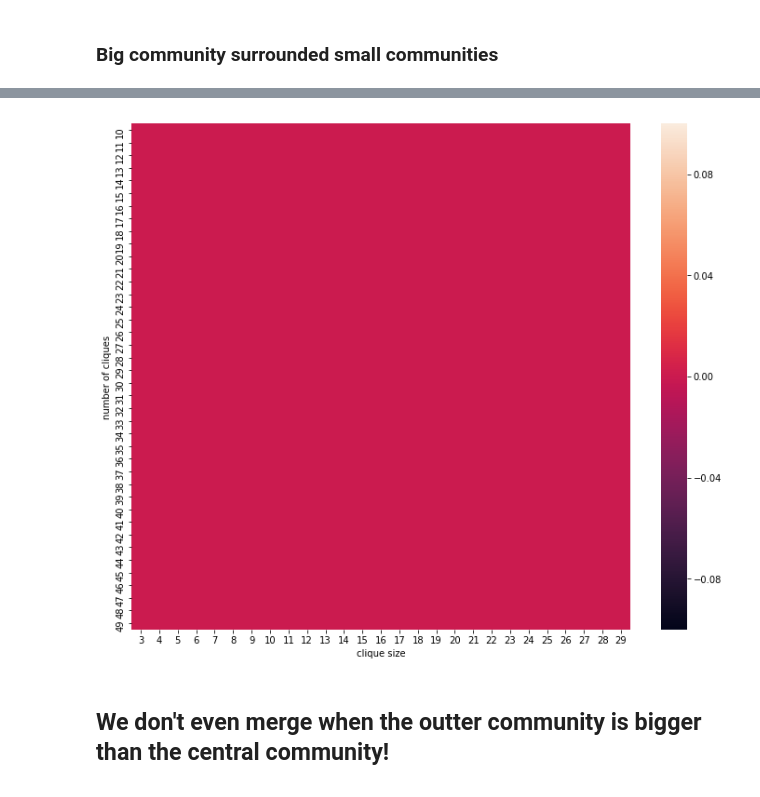
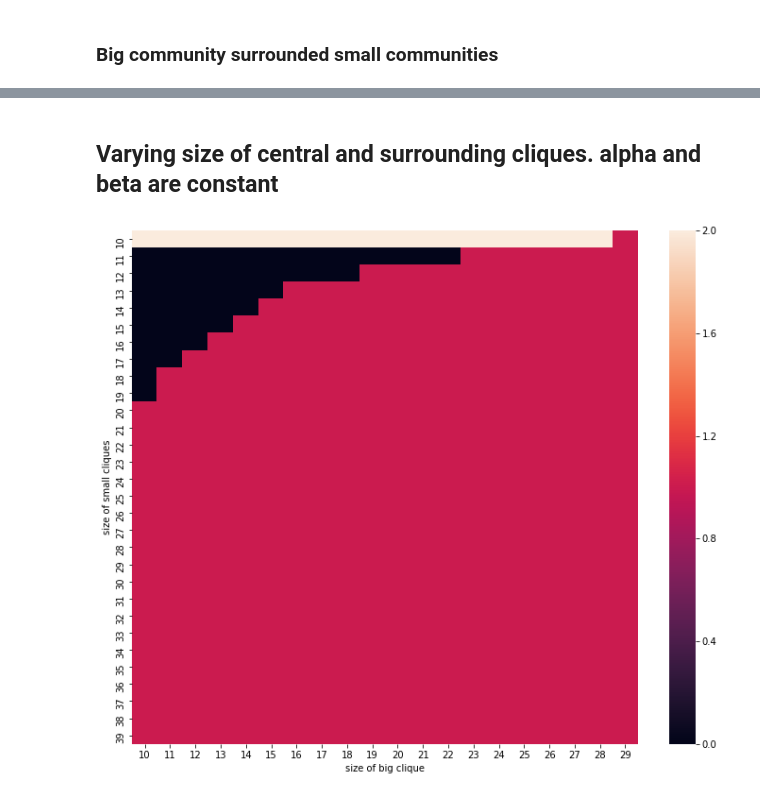
Before and after one commit to Atishay-jn/Bias-in-CDA, a Jupyter notebook: Atishay/Infomap empirical results.ipynb, the cells around one changed output, grey strips where cells are left out. Drawn from its saved outputs; the diff is of its cells as text; code cells hidden in the pictures.

Commit message:
Big community surrounded by small community case fixed

```diff
--- a/Atishay/Infomap empirical results.ipynb
+++ b/Atishay/Infomap empirical results.ipynb
@@ -249,23 +249,32 @@ Clustering with 85 elements and 11 clusters
+# %% [markdown]
+## Varying size of central and surrounding cliques. alpha and beta are constant
 # %%
-x_val = [i for i in range(10,50)]
-y_val = [i for i in range(3, 30)]
+x_val = [i for i in range(10, 40)]
+y_val = [i for i in range(10, 30)]
+alpha = 10
 matrix_ans = []
-for i in tqdm(x_val):
+for x in tqdm(x_val):
     temp = []
-    for j in y_val:
-        part = big_small(i, j, i, j, False)
-        if(len(part) == 1 + i):
-            temp.append(1)
+    for y in y_val:
+        part = big_small(x, y, alpha, 10, False)
+        if(len(part) == (alpha + 1)):
+            flag = 1
+            for i in range(1, alpha+1):
+                if i in part[i]:
+                    flag = 0
+            for i in range(alpha):
+                if x+i*y not in part[i+1]:
+                    flag = 0
+            temp.append(flag)
         else:
-            temp.append(0)
+            temp.append(2)
+
     matrix_ans.append(temp)
 
 plt.figure(figsize = (12,10))
 sns.heatmap(matrix_ans,xticklabels=y_val, yticklabels=x_val)
-plt.xlabel("clique size")
-plt.ylabel("number of cliques")
+plt.xlabel("size of big clique")
+plt.ylabel("size of small cliques")
 plt.show()
 # %% [output]
-[figure, old version]
+[figure, new version]
-# %% [markdown]
-## We don't even merge when the outter community is bigger than the central community!
```
Also changed, not shown: parts of 12 cells of this notebook.
